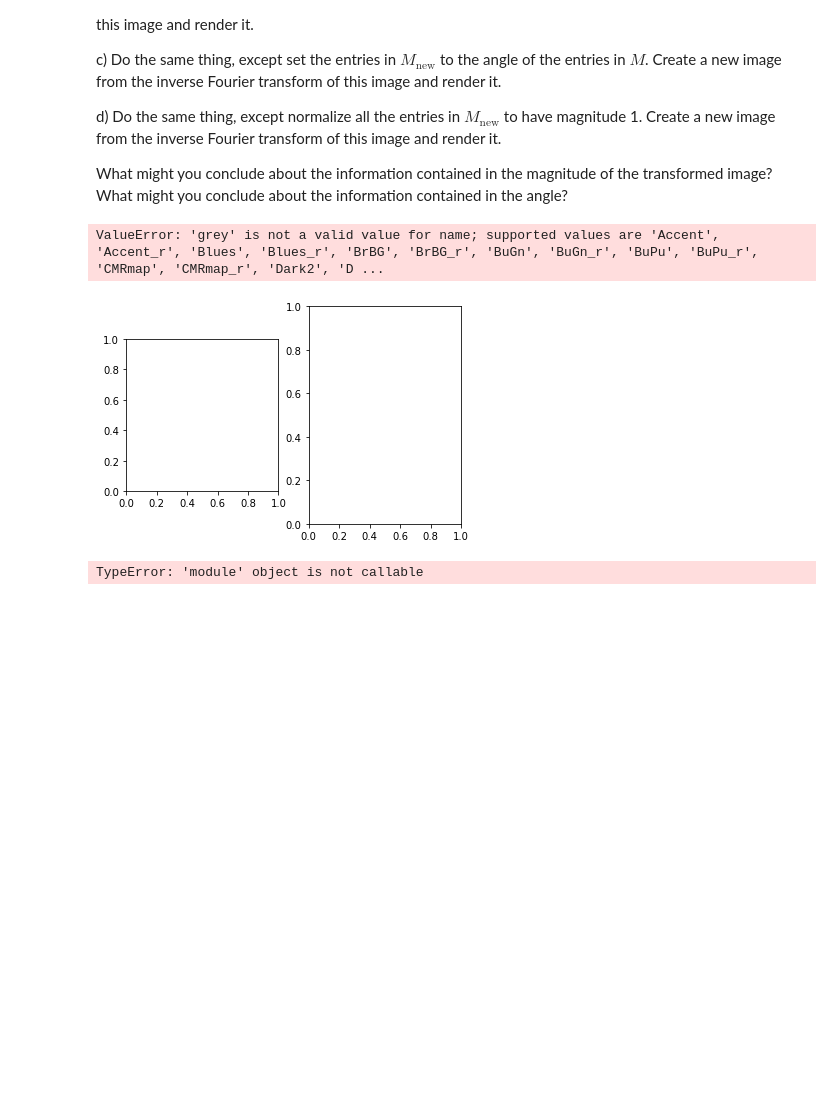
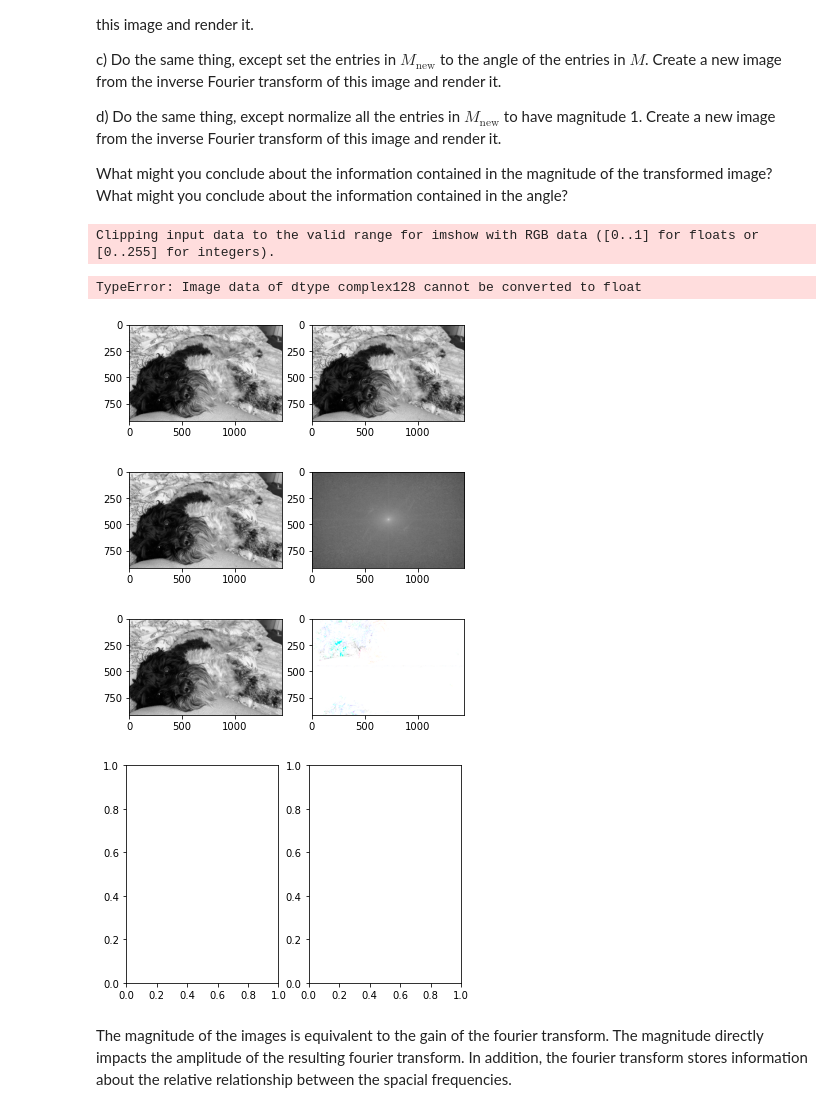
Before and after one commit to jwc0mbs3/eep502, a Jupyter notebook: combs_HW_06_Fourier_Due_11_21.ipynb, the cells around one changed output. Cells and saved outputs as stored; diff of their text form; code cells hidden in the pictures; blank space fills up the shorter version.

```diff
--- a/combs_HW_06_Fourier_Due_11_21.ipynb
+++ b/combs_HW_06_Fourier_Due_11_21.ipynb
@@ -359,48 +362,55 @@ d) Do the same thing, except normalize all the entries in $M_\mathrm{new}$ to ha
 What might you conclude about the information contained in the magnitude of the transformed image? What might you conclude about the information contained in the angle?
 # %%
 # upload image
+
 m = imageio.imread('chip.jpg')
+img = mpimg.imread('chip.jpg')
+mgrey = rgb2gray(img)
 M = np.fft.fft2(m)
 M = np.fft.fftshift(M)
-mag = 20*np.log(np.abs(M))
+
+mag = 20*np.log(np.abs(M)) # magnitude for this
+
+rows, cols = mgrey.shape
+crows, ccols = int(rows/2), int(cols/2)
+K = 8
+M[crows - K: crows + K, ccols - K: ccols + K] = 0.0001
 
 # show the original image
 fig, ax = plt.subplots(1,2)
 ax[0].imshow(m)
 # convert image to grey scale
 
-img = mpimg.imread('chip.jpg')
-mgrey = rgb2gray(img)
-
 ax[1].imshow(mgrey, cmap = 'gray')
 
 # Implement a high pass filter
 
 m_fourier = np.fft.fftshift(np.fft.fft2(mgrey))
-rows, cols = mgrey.shape
-crows, ccol = int(rows/2), int(cols/2)
-K = 8
-M[crow - K: crow + K, ccol - K: ccol + K] = 0.0001
-mag = 20*np.log(np.abs(M))
 
 m_new = np.fft.ifft2(M)
-n_new = np.abs(m_new)
+m_new = np.abs(m_new)
 
 fig2, ax2 = plt.subplots(1,2)
 ax2[0].imshow(mgrey, cmap = 'gray')
 ax2[1].imshow(np.log(abs(m_fourier)), cmap = 'gray')
 
 fig3, ax3 = plt.subplots(1,2)
 ax3[0].imshow(mgrey, cmap = 'gray')
 ax3[1].imshow(m_new, cmap = 'gray')
+
+norm = np.linalg.norm(M)
+M_new_norm = M/norm
+
+M_new_inverse = np.fft.ifft2(M_new_norm)
+fig4, ax4 = plt.subplots(1,2)
+ax[0].imshow(mgrey, cmap = 'gray')
+ax[1].imshow(M_new_inverse, cmap = 'gray')
 # %% [output]
-ValueError: 'grey' is not a valid value for name; supported values are 'Accent', 'Accent_r', 'Blues', 'Blues_r', 'BrBG', 'BrBG_r', 'BuGn', 'BuGn_r', 'BuPu', 'BuPu_r', 'CMRmap', 'CMRmap_r', 'Dark2', 'D ...
+Clipping input data to the valid range for imshow with RGB data ([0..1] for floats or [0..255] for integers).
+TypeError: Image data of dtype complex128 cannot be converted to float
-[figure, old version]
+[figure, new version]
+[figure, added]
+[figure, added]
+[figure, added]
-# %%
-rows, cols = mgrey.shape
-rows, cols
-r = int(rows)
-K = 8
-M[rows/2 - K: rows/2 + K, cols/2 - K: cols/2 + K] = 0.001
-# %% [output]
-TypeError: 'module' object is not callable
+# %% [markdown]
+The magnitude of the images is equivalent to the gain of the fourier transform. The magnitude directly impacts the amplitude of the resulting fourier transform. In addition, the fourier transform stores information about the relative relationship between the spacial frequencies.
```
Also changed, not shown: parts of 3 cells of this notebook.
